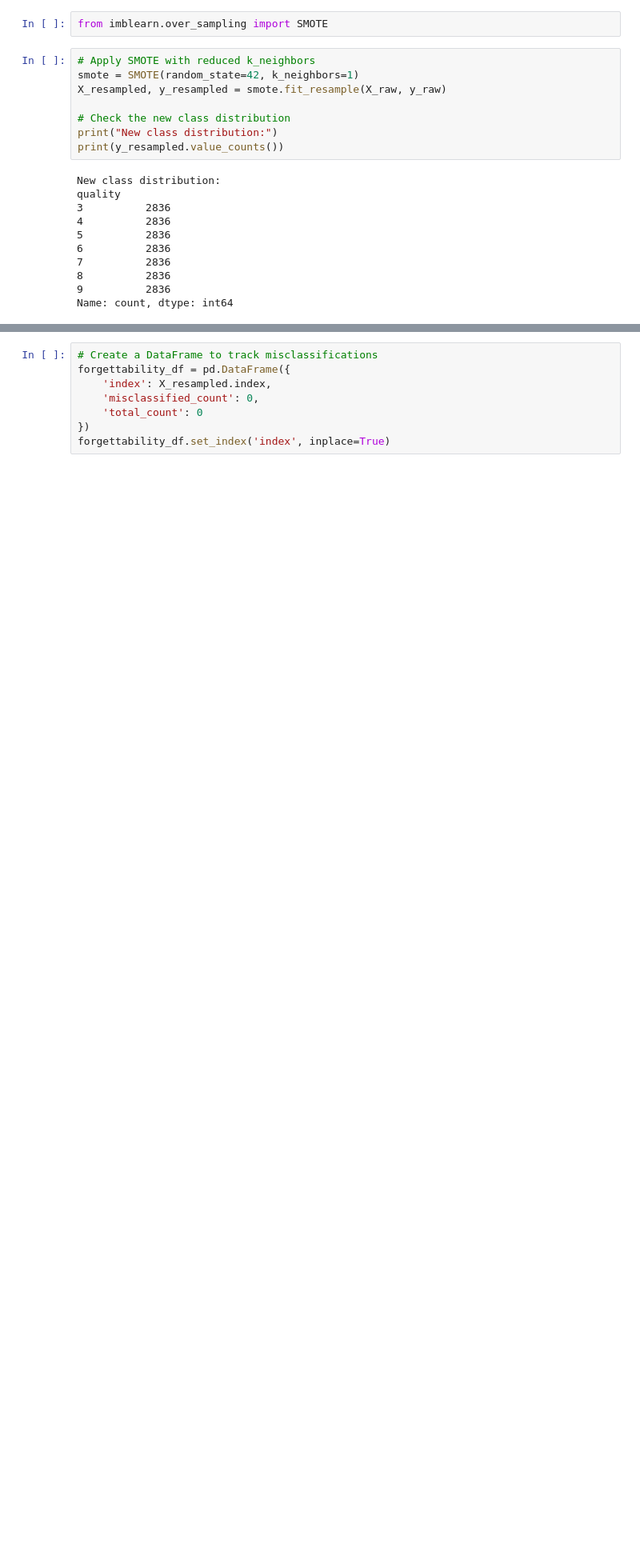
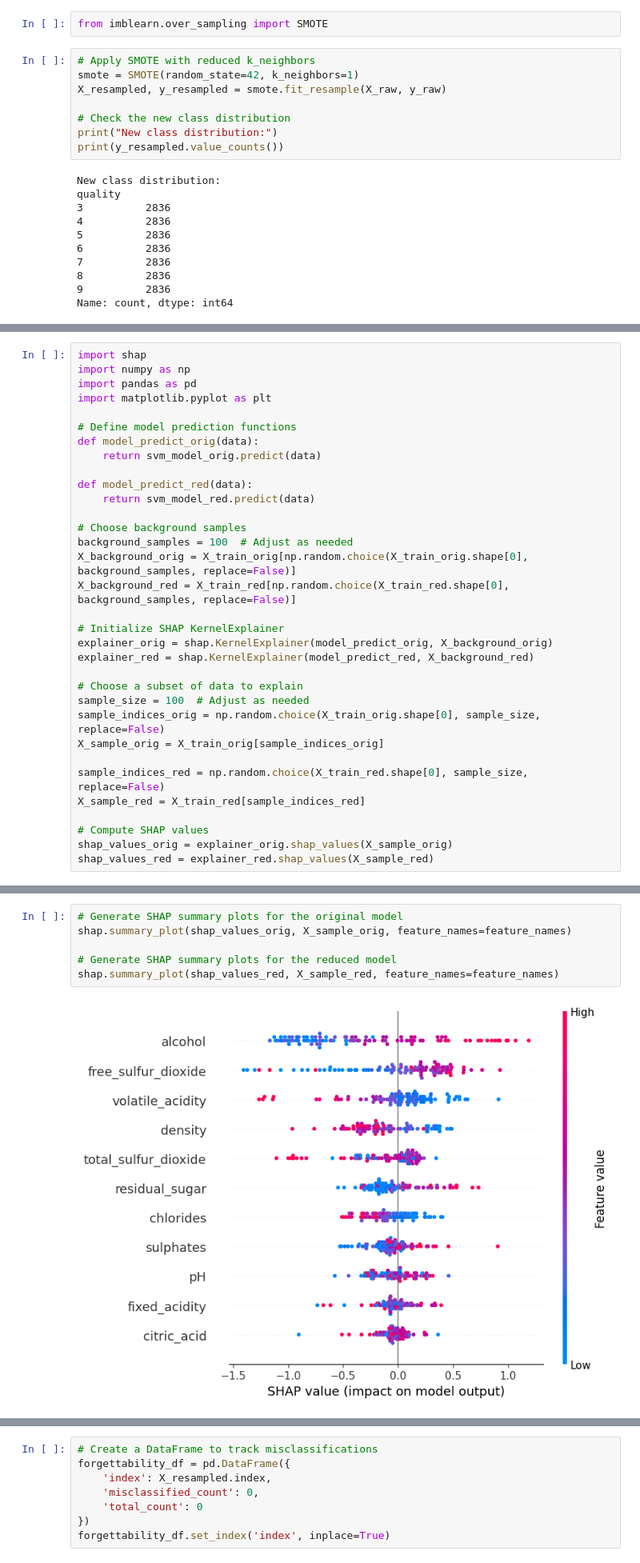
Before and after one commit to rezaserajian/Homework3part1, a Jupyter notebook: CS206D_Forgettability_Shap_Research_Updated.ipynb, the cells around one changed output, grey strips where cells are left out. Shown: that part at 80% size. Cells and saved outputs as stored; diff of their text form; blank space fills up the shorter version.

```diff
--- a/CS206D_Forgettability_Shap_Research_Updated.ipynb
+++ b/CS206D_Forgettability_Shap_Research_Updated.ipynb
@@ -159,0 +330,33 @@ Name: count, dtype: int64
+# %%
+import shap
+import numpy as np
+import pandas as pd
+import matplotlib.pyplot as plt
+
+# Define model prediction functions
+def model_predict_orig(data):
+    return svm_model_orig.predict(data)
+
+def model_predict_red(data):
+    return svm_model_red.predict(data)
+
+# Choose background samples
+background_samples = 100  # Adjust as needed
+X_background_orig = X_train_orig[np.random.choice(X_train_orig.shape[0], background_samples, replace=False)]
+X_background_red = X_train_red[np.random.choice(X_train_red.shape[0], background_samples, replace=False)]
+
+# Initialize SHAP KernelExplainer
+explainer_orig = shap.KernelExplainer(model_predict_orig, X_background_orig)
+explainer_red = shap.KernelExplainer(model_predict_red, X_background_red)
+
+# Choose a subset of data to explain
+sample_size = 100  # Adjust as needed
+sample_indices_orig = np.random.choice(X_train_orig.shape[0], sample_size, replace=False)
+X_sample_orig = X_train_orig[sample_indices_orig]
+
+sample_indices_red = np.random.choice(X_train_red.shape[0], sample_size, replace=False)
+X_sample_red = X_train_red[sample_indices_red]
+
+# Compute SHAP values
+shap_values_orig = explainer_orig.shap_values(X_sample_orig)
+shap_values_red = explainer_red.shap_values(X_sample_red)
@@ -159,0 +406,8 @@ Name: count, dtype: int64
+# %%
+# Generate SHAP summary plots for the original model
+shap.summary_plot(shap_values_orig, X_sample_orig, feature_names=feature_names)
+
+# Generate SHAP summary plots for the reduced model
+shap.summary_plot(shap_values_red, X_sample_red, feature_names=feature_names)
+# %% [output]
+[figure, added]
```
Also changed, not shown: parts of 15 cells of this notebook.
